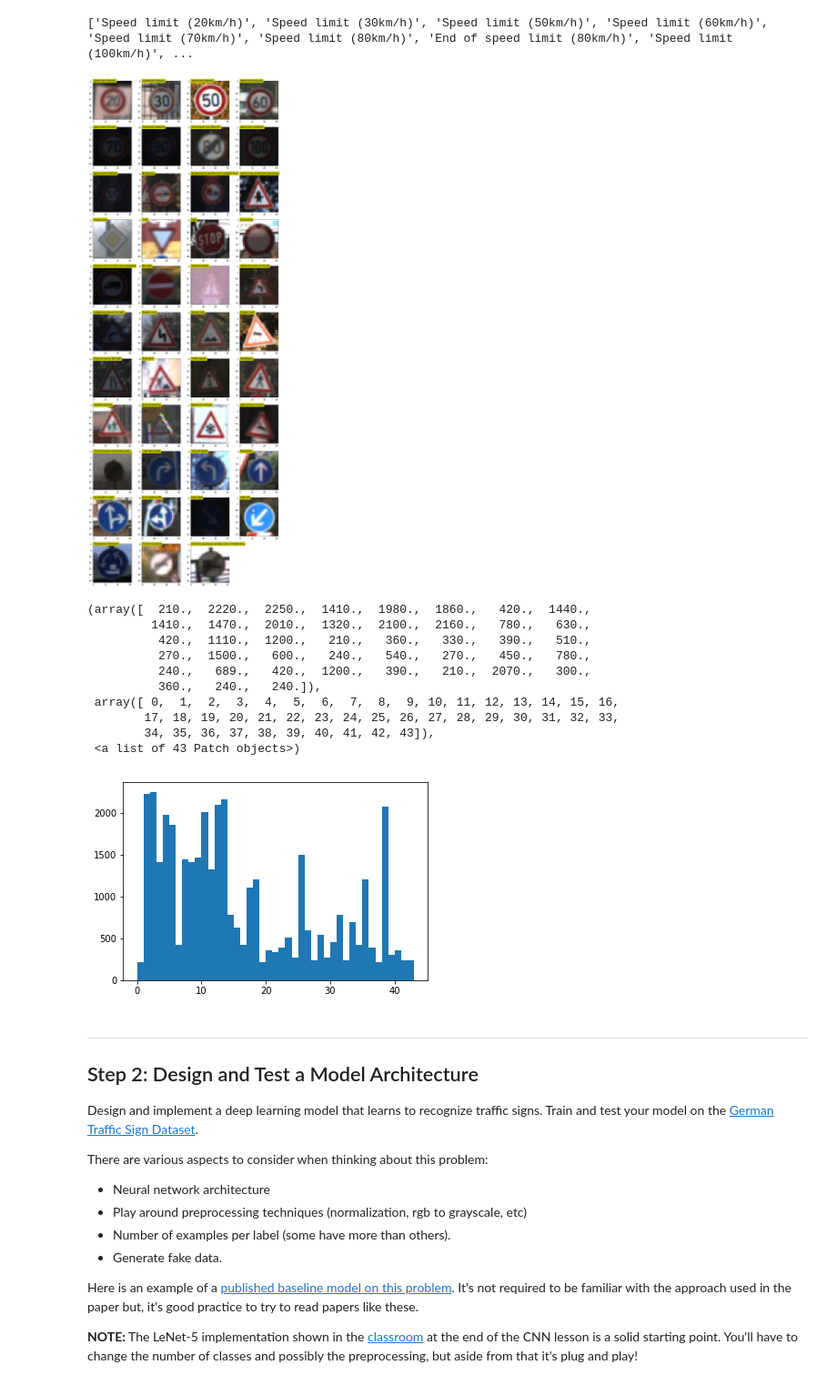
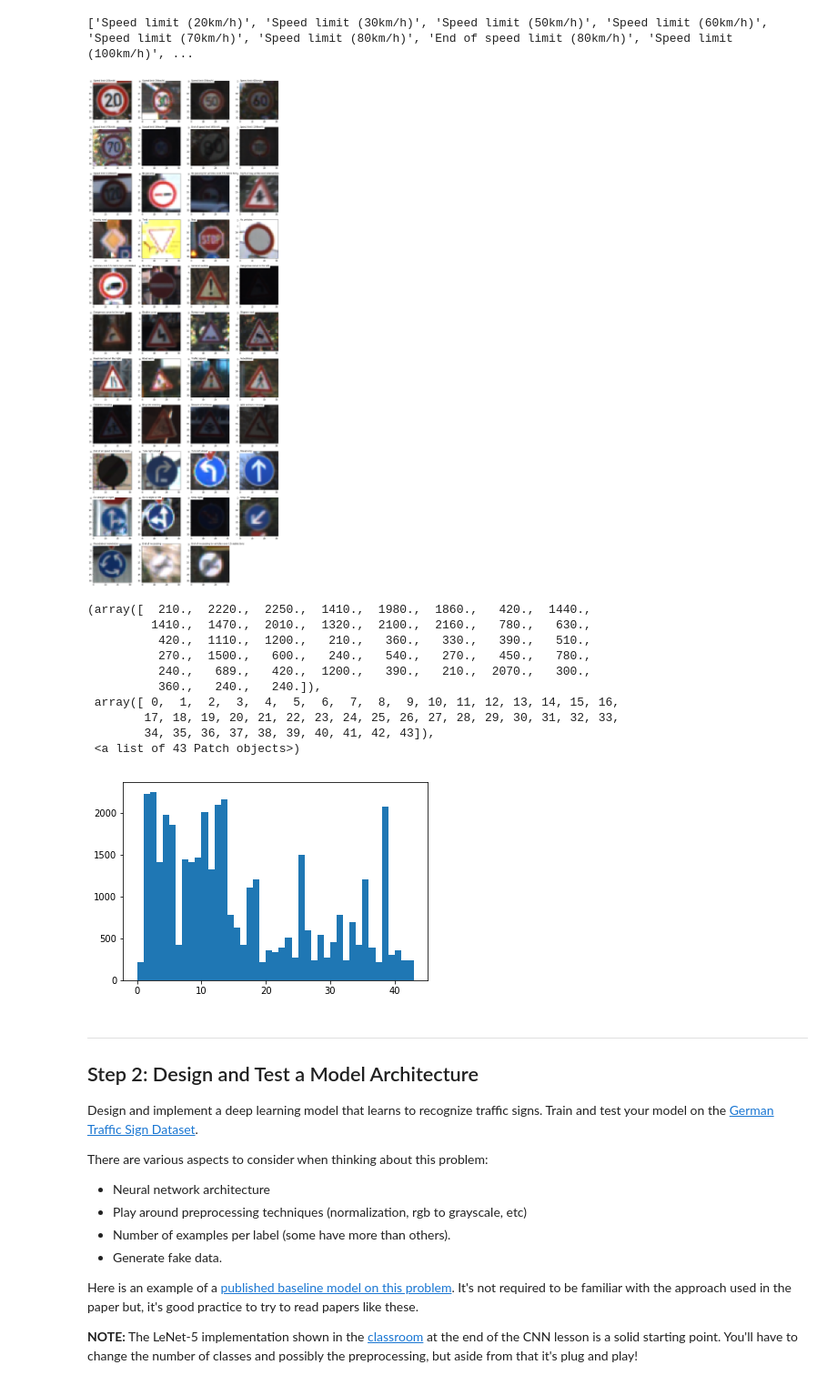
Before and after one commit to miaoyanlearningcode/CarND-Traffic-Sign-Classifier-Project, a Jupyter notebook: Traffic_Sign_Classifier.ipynb, the cells around one changed output. Shown at 91% size. Saved outputs shown, nothing was run; the diff lists cells and outputs as text; code cells hidden in the pictures.

```diff
--- a/Traffic_Sign_Classifier.ipynb
+++ b/Traffic_Sign_Classifier.ipynb
@@ -116,35 +119,45 @@ import matplotlib.gridspec as gridspec
 
 # Visualizations will be shown in the notebook.
 %matplotlib inline
-fig = plt.figure(figsize=(16, 44))
-outer_grid = gridspec.GridSpec(11, 4, wspace=0.2, hspace=0.2)
 
-for i in range(n_classes):
-    ax = plt.Subplot(fig, outer_grid[i])
-    fig.add_subplot(ax)
-    rowNum = np.where(y_train==i)[0]
-    index = random.randint(0, len(rowNum)-1)
-    plt.imshow(X_train[rowNum[index]])
-    plt.text(0,0,str(signName[i]),color='k',backgroundcolor='y')
+def gridImag_plot(row, col, data, a=False, signName=None):
+    fig = plt.figure(figsize=(4*col, 4*row))
+    grid = gridspec.GridSpec(row, col, wspace=0.2, hspace=0.2)
+    numData = data.shape[0]
+    for i in range(numData):
+        ax = plt.Subplot(fig, grid[i])
+        fig.add_subplot(ax)
+        plt.imshow(data[i])
+        if a:
+            plt.text(0,0,str(signName[i]),color='k',backgroundcolor='w')
 
-plt.show()
-
-X_all = np.concatenate((X_train, X_valid), axis=0)
-y_all = np.concatenate((y_train, y_valid), axis=0)
-plt.hist(y_all,bins=range(n_classes+1))
+    plt.show()
-# %% [output]
-[figure, removed]
-(array([  210.,  2220.,  2250.,  1410.,  1980.,  1860.,   420.,  1440.,
-         1410.,  1470.,  2010.,  1320.,  2100.,  2160.,   780.,   630.,
-          420.,  1110.,  1200.,   210.,   360.,   330.,   390.,   510.,
-          270.,  1500.,   600.,   240.,   540.,   270.,   450.,   780.,
-          240.,   689.,   420.,  1200.,   390.,   210.,  2070.,   300.,
-          360.,   240.,   240.]),
- array([ 0,  1,  2,  3,  4,  5,  6,  7,  8,  9, 10, 11, 12, 13, 14, 15, 16,
-        17, 18, 19, 20, 21, 22, 23, 24, 25, 26, 27, 28, 29, 30, 31, 32, 33,
-        34, 35, 36, 37, 38, 39, 40, 41, 42, 43]),
- <a list of 43 Patch objects>)
-[figure, removed]
+# %%
+Img_sample = []
+for i in range(n_classes):
+    rowNum = np.where(y_train==i)[0]
+    index = random.randint(0, len(rowNum)-1)
+    Img_sample.append(X_train[rowNum[index]])
+
+Img_sample = np.array(Img_sample)
+gridImag_plot(11,4,Img_sample, True, signName)
+
+X_all = np.concatenate((X_train, X_valid), axis=0)
+y_all = np.concatenate((y_train, y_valid), axis=0)
+plt.hist(y_all,bins=range(n_classes+1))
+# %% [output]
+[figure, added]
+(array([  210.,  2220.,  2250.,  1410.,  1980.,  1860.,   420.,  1440.,
+         1410.,  1470.,  2010.,  1320.,  2100.,  2160.,   780.,   630.,
+          420.,  1110.,  1200.,   210.,   360.,   330.,   390.,   510.,
+          270.,  1500.,   600.,   240.,   540.,   270.,   450.,   780.,
+          240.,   689.,   420.,  1200.,   390.,   210.,  2070.,   300.,
+          360.,   240.,   240.]),
+ array([ 0,  1,  2,  3,  4,  5,  6,  7,  8,  9, 10, 11, 12, 13, 14, 15, 16,
+        17, 18, 19, 20, 21, 22, 23, 24, 25, 26, 27, 28, 29, 30, 31, 32, 33,
+        34, 35, 36, 37, 38, 39, 40, 41, 42, 43]),
+ <a list of 43 Patch objects>)
+[figure, added]
 # %% [markdown]
 ----
 
```
Also changed, not shown: parts of 11 cells of this notebook, 12 other files.
